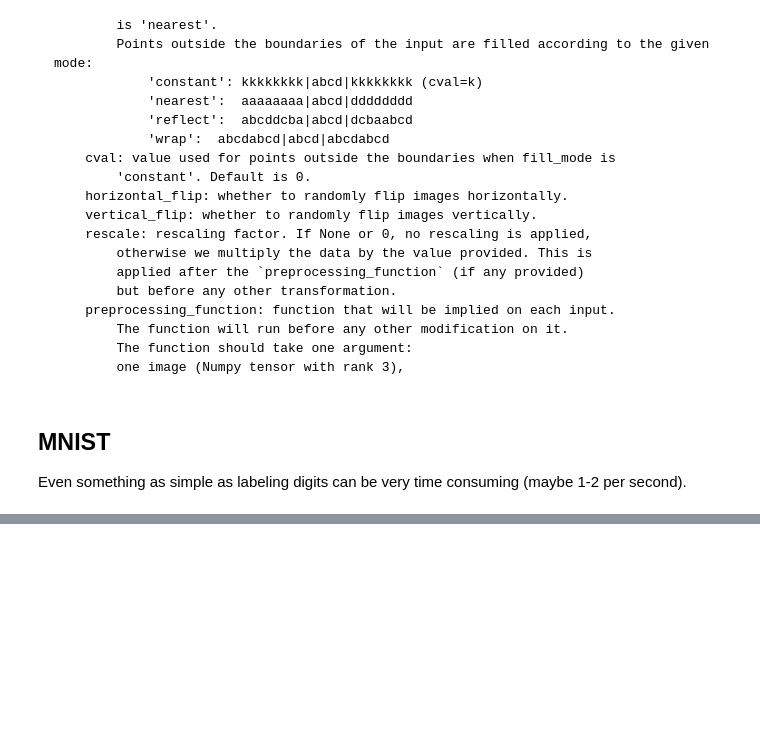
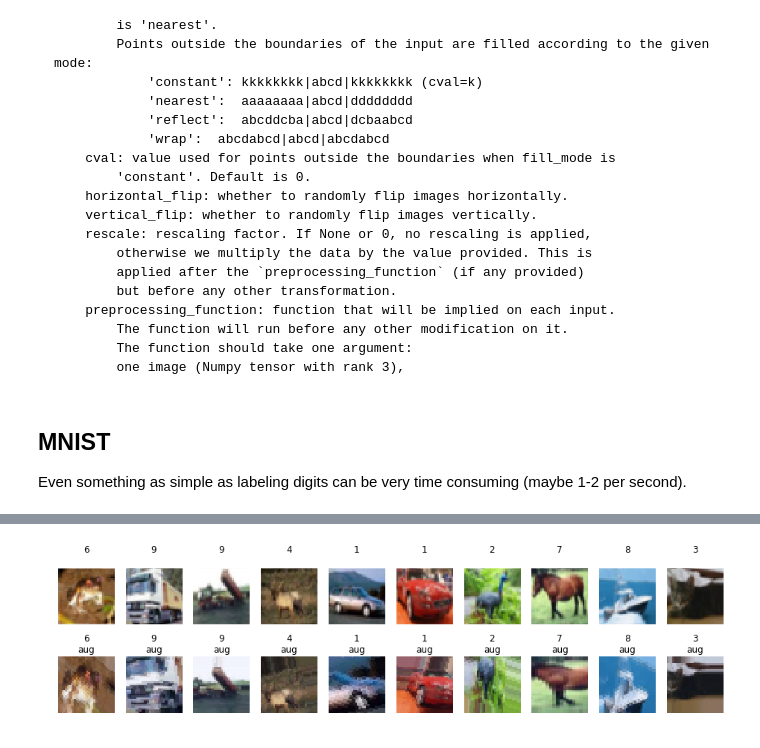
Before and after one commit to kmader/Quantitative-Big-Imaging-2019, a Jupyter notebook: Lectures/02-Datasets.ipynb, the cells around one changed output, grey strips where cells are left out. Cells and saved outputs as stored; diff of their text form; code cells hidden in the pictures; blank space fills up the shorter version.

```diff
--- a/Lectures/02-Datasets.ipynb
+++ b/Lectures/02-Datasets.ipynb
@@ -261,0 +289,3 @@ for c_ax, c_img, c_label in zip(m_axs.flatten(), img, label):
+# %%
+from keras.datasets import cifar10
+(img, label), _ = cifar10.load_data()
@@ -261,0 +295,38 @@ for c_ax, c_img, c_label in zip(m_axs.flatten(), img, label):
+# %%
+img_aug = ImageDataGenerator(
+    featurewise_center=True,
+    samplewise_center=False,
+    zca_whitening=False,
+    zca_epsilon=1e-06,
+    rotation_range=30.0,
+    width_shift_range=0.25,
+    height_shift_range=0.25,
+    channel_shift_range=0.25,
+    shear_range=0.25,
+    zoom_range=0.5,
+    fill_mode='nearest',
+    horizontal_flip=False,
+    vertical_flip=False
+)
+# %%
+%matplotlib inline
+from keras.datasets import mnist
+import matplotlib.pyplot as plt
+import numpy as np
+fig, m_axs = plt.subplots(2, 10, figsize=(16, 4))
+# setup augmentation
+img_aug.fit(img)
+real_aug = img_aug.flow(img[:10], label[:10], shuffle=False)
+for c_axs, do_augmentation in zip(m_axs, [False, True]):
+    if do_augmentation:
+        img_batch, label_batch = next(real_aug)
+        img_batch-=img_batch.min()
+        img_batch = np.clip(img_batch/img_batch.max()*255, 0, 255).astype('uint8')
+    else:
+        img_batch, label_batch = img, label
+    for c_ax, c_img, c_label in zip(c_axs, img_batch, label_batch):
+        c_ax.imshow(c_img)
+        c_ax.set_title('{}\n{}'.format(c_label[0], 'aug' if do_augmentation else ''))
+        c_ax.axis('off')
+# %% [output]
+[figure, added]
```
Also changed, not shown: parts of 6 cells of this notebook.
